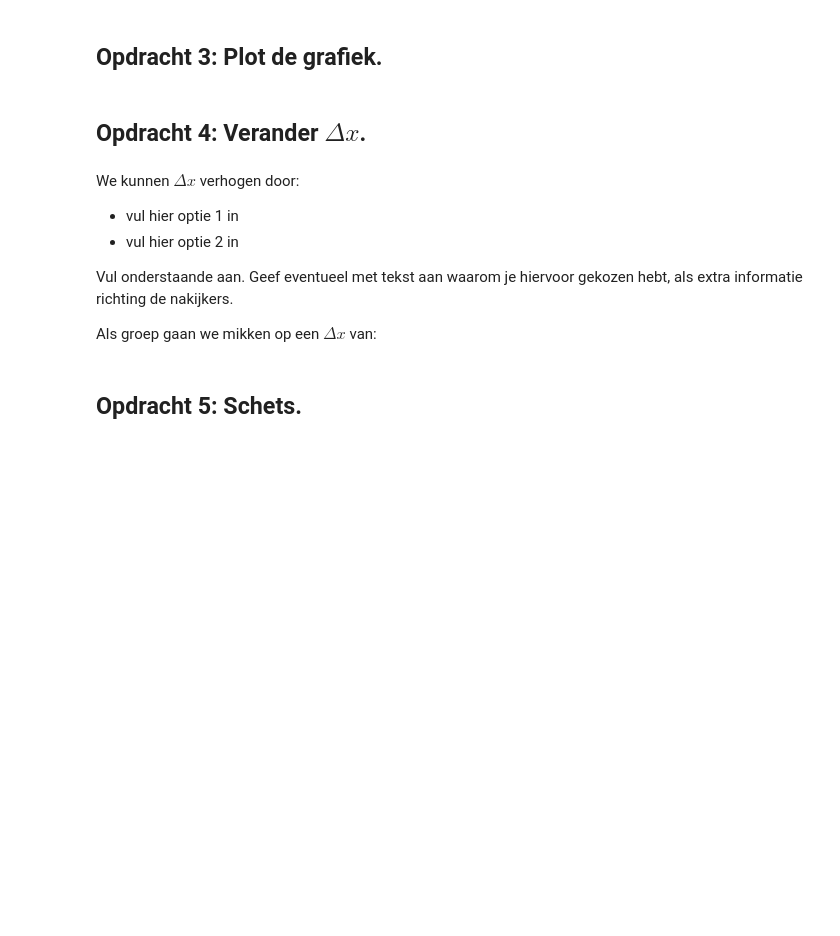
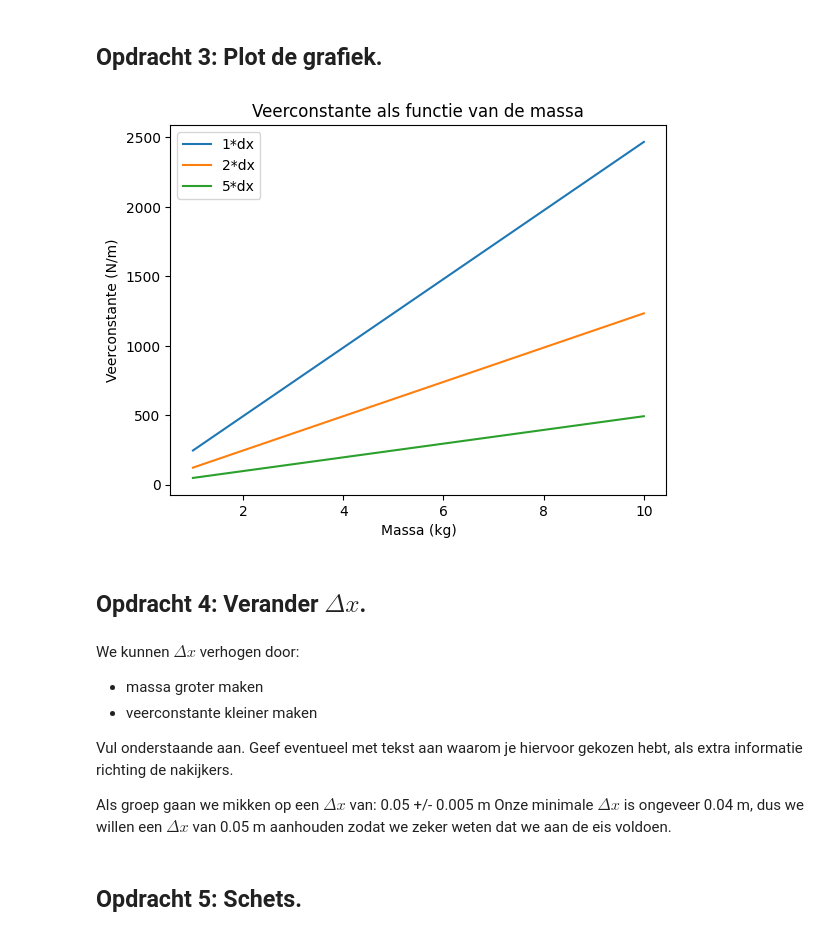
Before and after one commit to DRoelse/Daniel-Def-D, a Jupyter notebook: FysiekeOntwerpopdrachten/5MaakEenOpstellingTrillingsvrij/Ontwerpopdracht5MaakEenOpstellingTrillingsvrijInvulTemplate.ipynb, the cells around one changed output. Drawn from its saved outputs; the diff is of its cells as text; code cells hidden in the pictures; blank space fills up the shorter version.

```diff
--- a/FysiekeOntwerpopdrachten/5MaakEenOpstellingTrillingsvrij/Ontwerpopdracht5MaakEenOpstellingTrillingsvrijInvulTemplate.ipynb
+++ b/FysiekeOntwerpopdrachten/5MaakEenOpstellingTrillingsvrij/Ontwerpopdracht5MaakEenOpstellingTrillingsvrijInvulTemplate.ipynb
@@ -53,17 +81,31 @@ Vul onderstaande tabel in:
 # %%
 # Voeg hier je plot in. Lees goed de opdracht wat er in de grafiek moet staan!
 # Het is ook handig om je grafiek op te slaan, doe dat door met plt.savefig().
+m = np.linspace(1,10,100)
+C = m*g/ delta_x
+plt.plot(m,C, label='1*dx')
+plt.plot(m,C/2, label='2*dx')
+plt.plot(m,C/5, label='5*dx')
+plt.legend()
+plt.xlabel('Massa (kg)')
+plt.ylabel('Veerconstante (N/m)')
+plt.title('Veerconstante als functie van de massa')
+plt.savefig('veerconstante_plot.png')
+plt.show()
+# %% [output]
+[figure, added]
 # %% [markdown]
 ## Opdracht 4: Verander $\Delta x$.
 # %% [markdown]
 We kunnen $\Delta x$ verhogen door:
 
-- vul hier optie 1 in
-- vul hier optie 2 in
+- massa groter maken
+- veerconstante kleiner maken
 
 Vul onderstaande aan. Geef eventueel met tekst aan waarom je hiervoor gekozen hebt, als extra informatie richting de nakijkers.
 
-Als groep gaan we mikken op een $\Delta x$ van:
+Als groep gaan we mikken op een $\Delta x$ van: 0.05 +/- 0.005 m
+Onze minimale $\Delta x$ is ongeveer 0.04 m, dus we willen een $\Delta x$ van 0.05 m aanhouden zodat we zeker weten dat we aan de eis voldoen.
 # %% [markdown]
 ## Opdracht 5: Schets.
 # %% [markdown]
```
Also changed, not shown: parts of 7 cells of this notebook, 2 other files.
